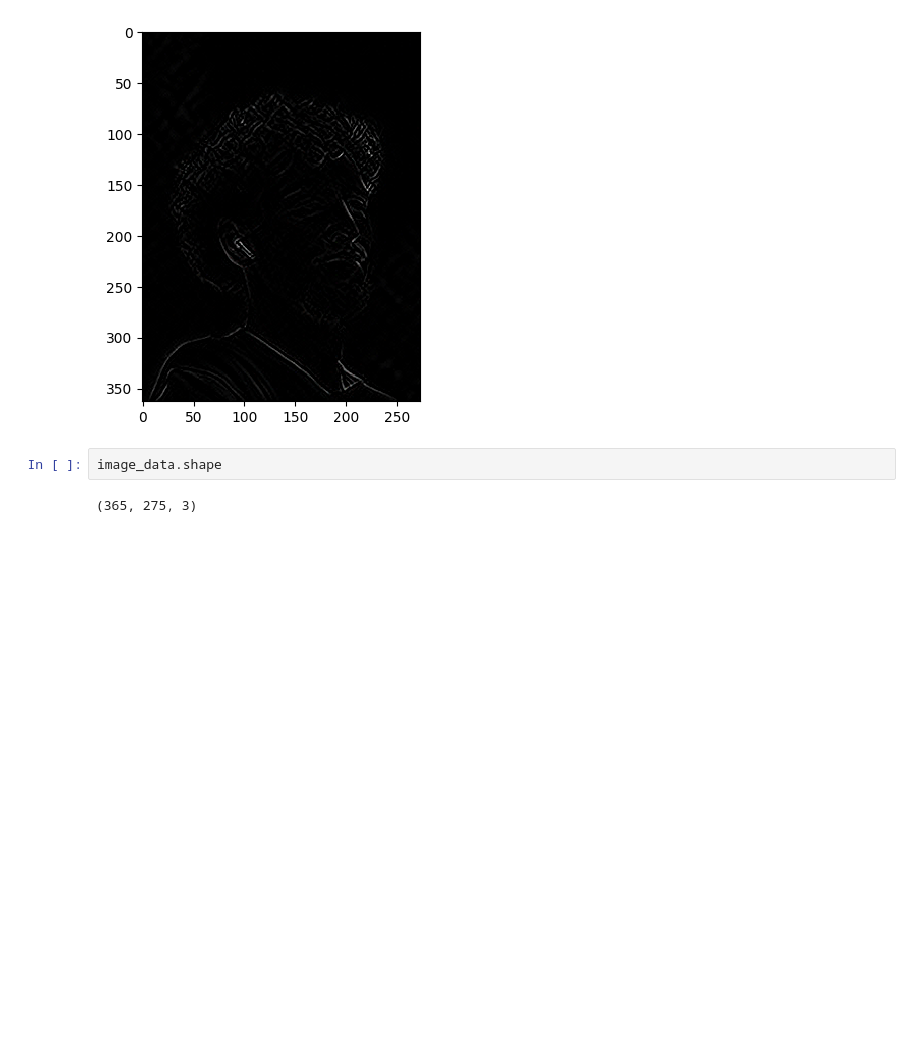
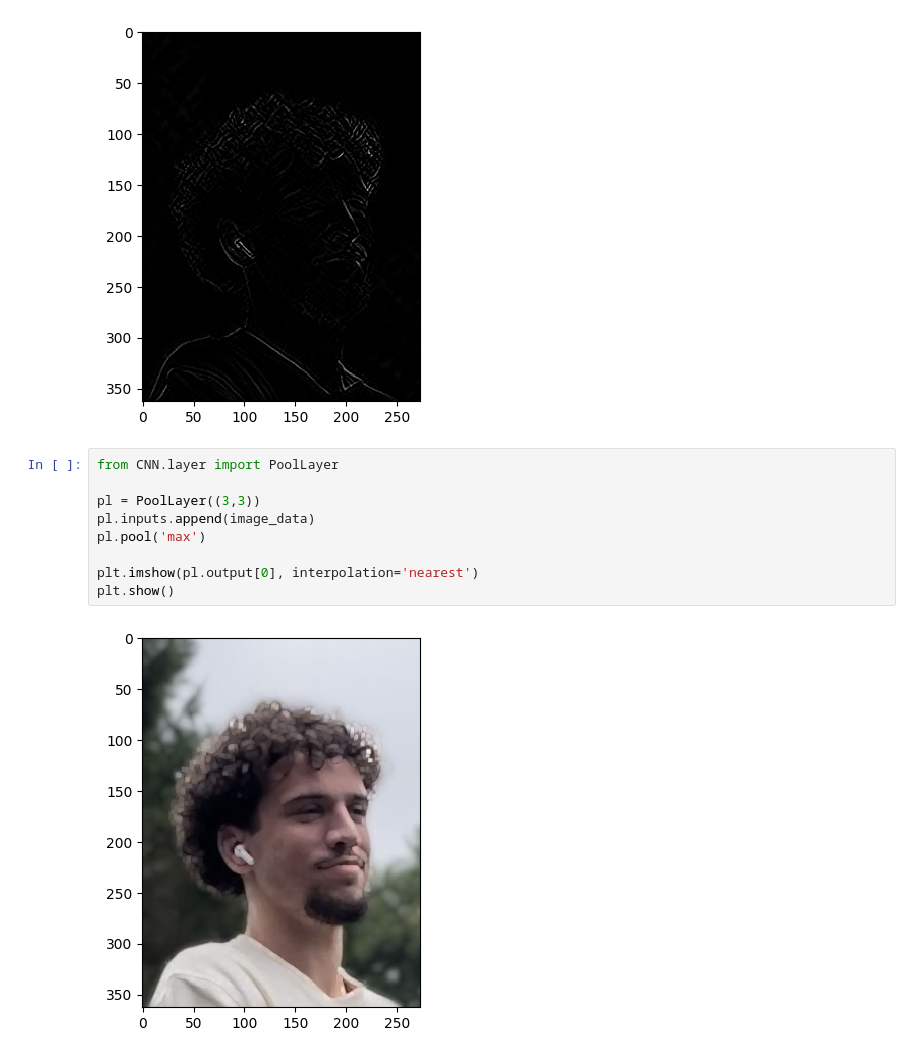
Before and after one commit to jlnthms/numpy-neural-network, a Jupyter notebook: notebooks/test_CNN.ipynb, the cells around one changed output. Cells and saved outputs as stored; diff of their text form; blank space fills up the shorter version.

```diff
--- a/notebooks/test_CNN.ipynb
+++ b/notebooks/test_CNN.ipynb
@@ -18,7 +19,14 @@ plt.show()
 # %% [output]
 Clipping input data to the valid range for imshow with RGB data ([0..1] for floats or [0..255] for integers).
 [figure]
-# %%
-image_data.shape
-# %% [output]
-(365, 275, 3)
+# %%
+from CNN.layer import PoolLayer
+
+pl = PoolLayer((3,3))
+pl.inputs.append(image_data)
+pl.pool('max')
+
+plt.imshow(pl.output[0], interpolation='nearest')
+plt.show()
+# %% [output]
+[figure, added]
```
Also changed, not shown: parts of 2 cells of this notebook.
